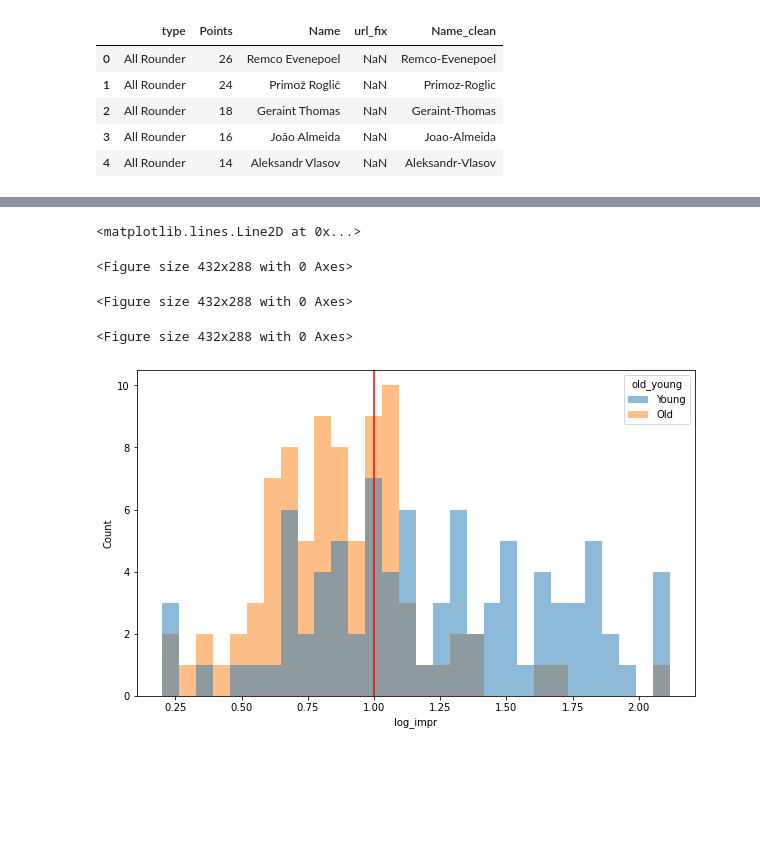
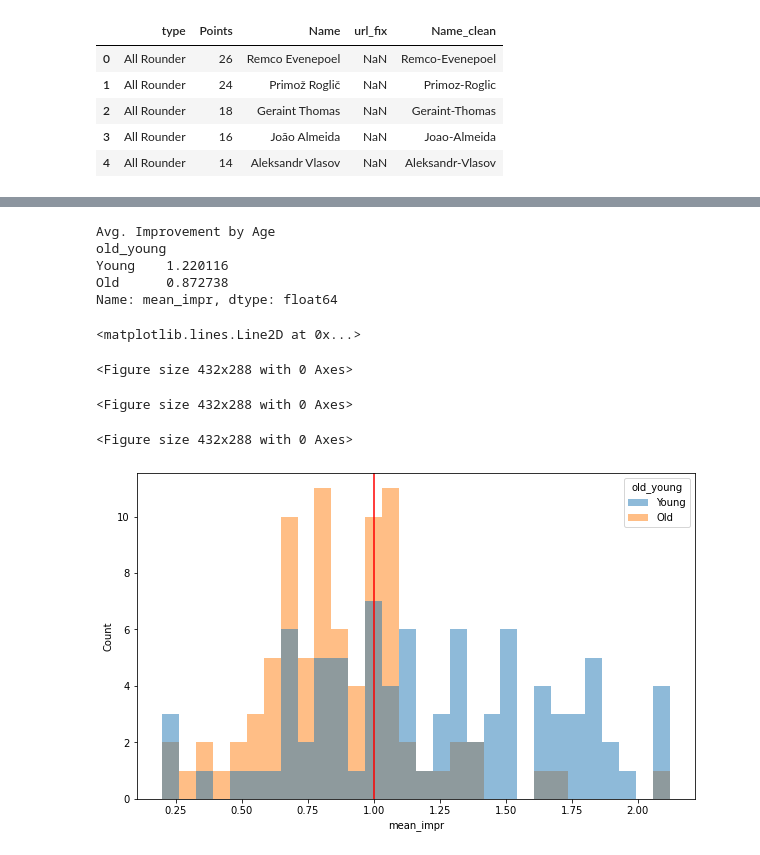
Before and after one commit to willcrossb/velogames2023, a Jupyter notebook: collect_data.ipynb, the cells around one changed output, grey strips where cells are left out. Drawn from its saved outputs; the diff is of its cells as text; code cells hidden in the pictures; blank space fills up the shorter version.

```diff
--- a/collect_data.ipynb
+++ b/collect_data.ipynb
@@ -107,10 +104,6 @@ else:
 # %%
-#Convert scraped string to numeric
-dfa = df
-cols = list(df.columns)
-string_cols = ['type','Name']
-dfa.loc[dfa['Name']=='Damiano Caruso','Points']=10
-cols_to_convert = [col for col in cols if col not in string_cols]
-dfa[cols_to_convert] = dfa[cols_to_convert].apply(pd.to_numeric, errors='coerce')
-dfa.head()
+#Convert scraped string variables to numeric
+cols_to_convert = [col for col in list(df.columns) if col not in ['type','Name','Name_clean']]
+df[cols_to_convert] = df[cols_to_convert].apply(pd.to_numeric, errors='coerce')
+df.head()
 # %% [output]
@@ -158,39 +117,58 @@ for score_metric in ('SPC_cur','SPC_past3'):
 # %%
-ylist = ['2023_scaled','2022','2021','2020']
-#Make a list of yearly improvements
+""" Define valuation metrics """
+
+#Extrapolate the 2023 Data to a full year
+scale_factor = df['2022'].mean()/df['2023'].mean()
+df['2023'] = df['2023']*scale_factor
+
+#Average points over past 3 years
+df['points_past3'] = ((df['2023']+df['2022']+df['2021'])/3).round(2)
+
+""" Calculate an average improvement score """
+
+ylist = ['2023','2022','2021','2020']
+
+#Take log of yearly imrpovement such that data is less skewed by large improvements
 templist = list()
 for i in range(0,len(ylist)-1):
     plt.figure()
     newname = f'impr_{ylist[i]}'
     templist.append(newname)
-    dfa[newname] = np.log(dfa[ylist[i]]/dfa[ylist[i+1]])
+    df[newname] = np.log(df[ylist[i]]/df[ylist[i+1]])
 
 #Average the improvements
-dfa['mean_impr'] = dfa[templist].mean(axis=1)
-dfa['log_impr'] = dfa['mean_impr']
+df['mean_impr'] = df[templist].mean(axis=1)
 
 #Cap outliers
-upper_pct = dfa['log_impr'].quantile(0.98)
-dfa['log_impr'] = dfa['log_impr'].clip(upper=upper_pct)
-lower_pct = dfa['log_impr'].quantile(0.02)
-dfa['log_impr'] = dfa['log_impr'].clip(lower=lower_pct)
+upper_pct = df['mean_impr'].quantile(0.98)
+df['mean_impr'] = df['mean_impr'].clip(upper=upper_pct)
+lower_pct = df['mean_impr'].quantile(0.02)
+df['mean_impr'] = df['mean_impr'].clip(lower=lower_pct)
 
 #Recenter at 1
-dfa['log_impr'] = dfa['log_impr'] + 1
-dfa['log_impr'] = dfa['log_impr']/dfa['log_impr'].median()
+df['mean_impr'] = df['mean_impr'] + 1
+df['mean_impr'] = (df['mean_impr']/df['mean_impr'].median()).round(2)
 
 #Add a few more features
-dfa['age_quantile'] = pd.qcut(dfa['dob'], q=4, labels=['Q1', 'Q2', 'Q3', 'Q4'])
-dfa['old_young'] = pd.qcut(dfa['dob'], q=2, labels=['Young', 'Old'])
+df['old_young'] = pd.qcut(df['age'], q=2, labels=['Young', 'Old'])
+df['tall_short'] = pd.qcut(df['height'], q=2, labels=['short', 'Tall'])
+df['heavy_list'] = pd.qcut(df['weight'], q=2, labels=['light', 'heavier'])
+
+print('Avg. Improvement by Age')
+print(df.groupby('old_young')['mean_impr'].mean())
 
 #Plot improvements vs Age
 fig, ax = plt.subplots(figsize=(10, 6))
-sns.histplot(data=dfa, x='log_impr',bins =30, hue='old_young', stat='count', edgecolor=None)
-#ax.set_xlim(0,5)
-ax.axvline(x = dfa['log_impr'].median(), color = 'r')
+sns.histplot(data=df, x='mean_impr',bins =30, hue='old_young', stat='count', edgecolor=None)
+ax.axvline(x = df['mean_impr'].median(), color = 'r')
 # %% [output]
-<matplotlib.lines.Line2D at 0x...>
+Avg. Improvement by Age
+old_young
+Young    1.220116
+Old      0.872738
+Name: mean_impr, dtype: float64
-<Figure size 432x288 with 0 Axes>
+<matplotlib.lines.Line2D at 0x...>
 <Figure size 432x288 with 0 Axes>
 <Figure size 432x288 with 0 Axes>
+<Figure size 432x288 with 0 Axes>
-[figure, old version]
+[figure, new version]
```
Also changed, not shown: parts of 21 cells of this notebook, 2 other files.
